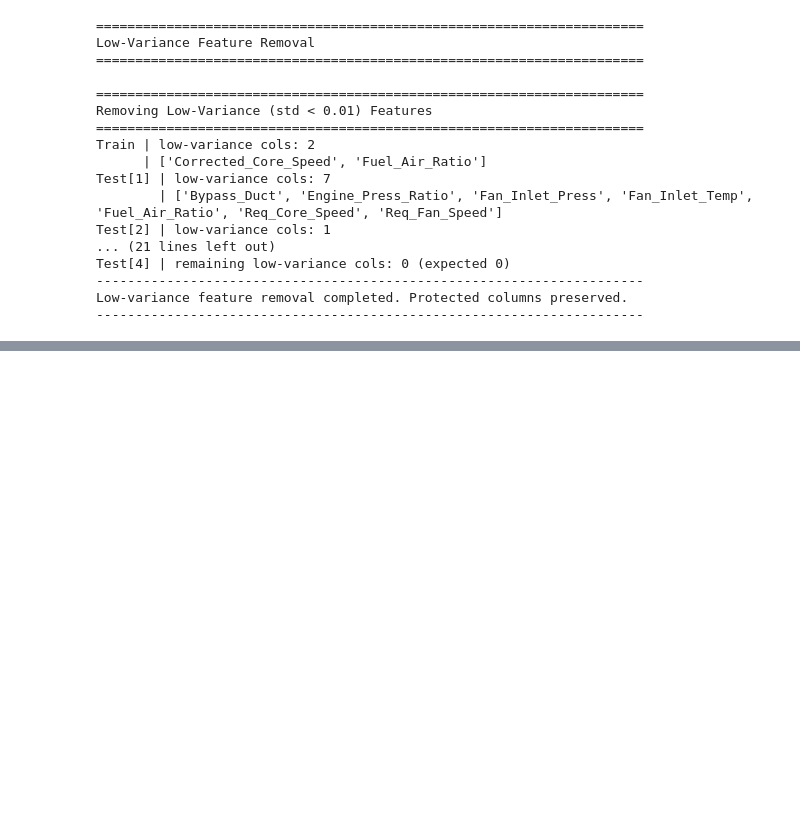
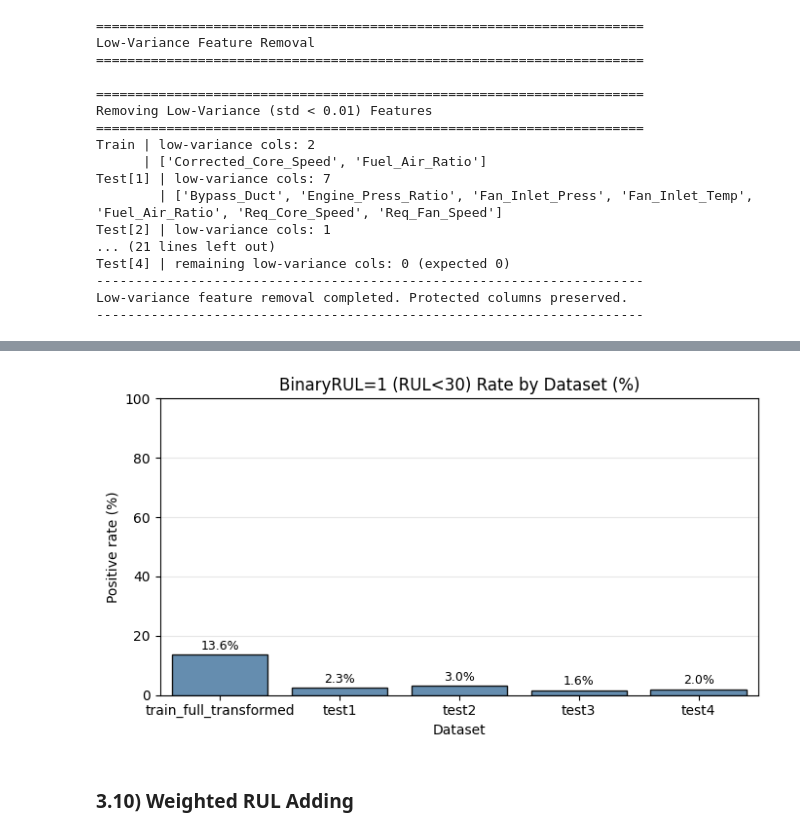
Before and after one commit to canozkan17/ROS2-Based-Smart-Factory-Digital-Twin, a Jupyter notebook: CMAPSS_ML_training.ipynb, the cells around one changed output, grey strips where cells are left out. Cells and saved outputs as stored; diff of their text form; code cells hidden in the pictures; blank space fills up the shorter version.

Commit message:
feature generation -> RUL clipping (125) & binary RUL + weighted RUL + Outlier Handling + Normalization

```diff
--- a/CMAPSS_ML_training.ipynb
+++ b/CMAPSS_ML_training.ipynb
@@ -2264,0 +2386,41 @@ Low-variance feature removal completed. Protected columns preserved.
+# %%
+# 22A/ BinaryRUL Class Balance Visualization
+
+# Resolve train target again
+train_target_name = None
+for nm in ['train_full_transformed', 'train_full_imputed', 'train_full']:
+    if nm in globals():
+        train_target_name = nm
+        break
+
+if train_target_name is None:
+    raise ValueError("No train DataFrame found for visualization.")
+
+train_df = globals()[train_target_name]
+
+# Build summary
+labels = [f"{train_target_name}"]
+pos_rates = [float((train_df["BinaryRUL"] == 1).mean() * 100)]
+
+for nm in ['test1', 'test2', 'test3', 'test4']:
+    if nm in globals():
+        tdf = globals()[nm]
+        if isinstance(tdf, pd.DataFrame) and "BinaryRUL" in tdf.columns and not tdf.empty:
+            labels.append(nm)
+            pos_rates.append(float((tdf["BinaryRUL"] == 1).mean() * 100))
+
+plt.figure(figsize=(7, 4))
+sns.barplot(x=labels, y=pos_rates, color="steelblue", edgecolor="black", alpha=0.9)
+plt.title("BinaryRUL=1 (RUL<30) Rate by Dataset (%)")
+plt.ylabel("Positive rate (%)")
+plt.xlabel("Dataset")
+for i, v in enumerate(pos_rates):
+    plt.text(i, v + 0.8, f"{v:.1f}%", ha='center', va='bottom', fontsize=9)
+plt.ylim(0, 100)
+plt.grid(axis='y', alpha=0.3)
+plt.tight_layout()
+plt.show()
+# %% [output]
+[figure, added]
+# %% [markdown]
+### 3.10) Weighted RUL Adding
```
Also changed, not shown: parts of 3 cells of this notebook.
